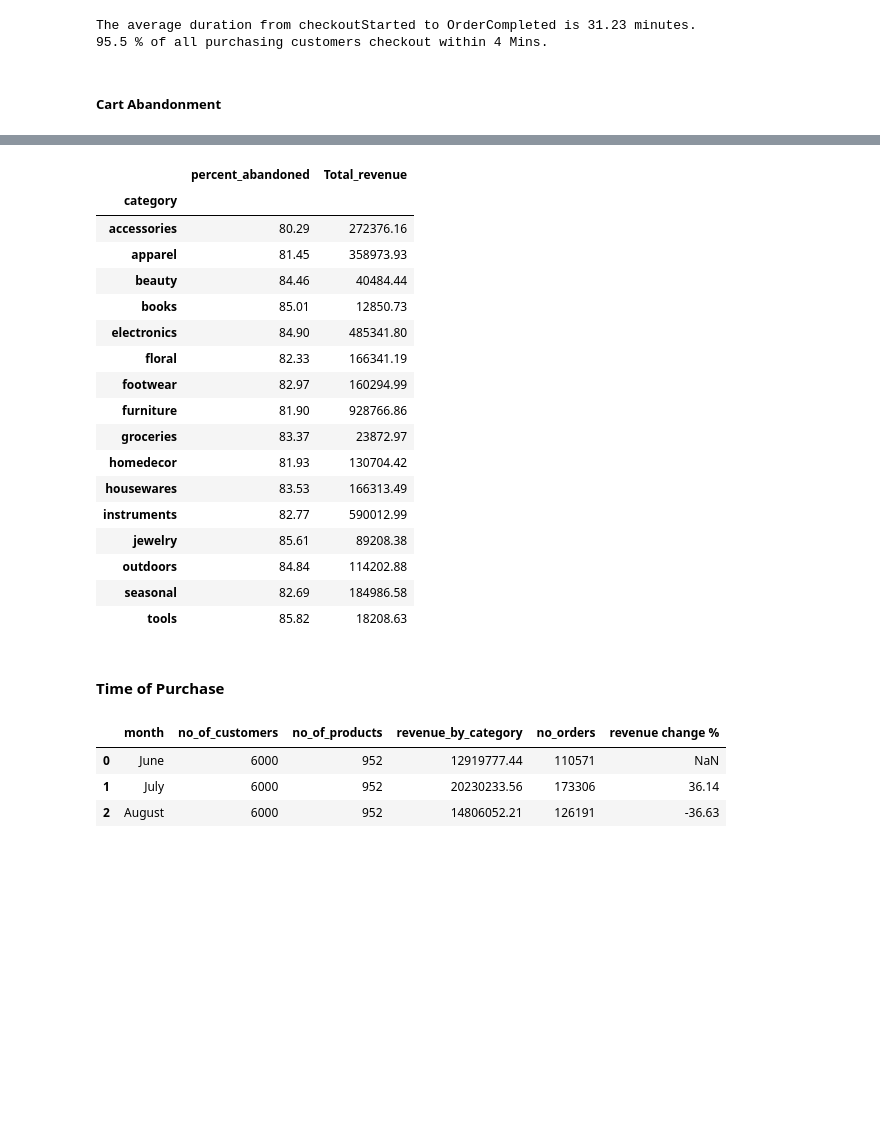
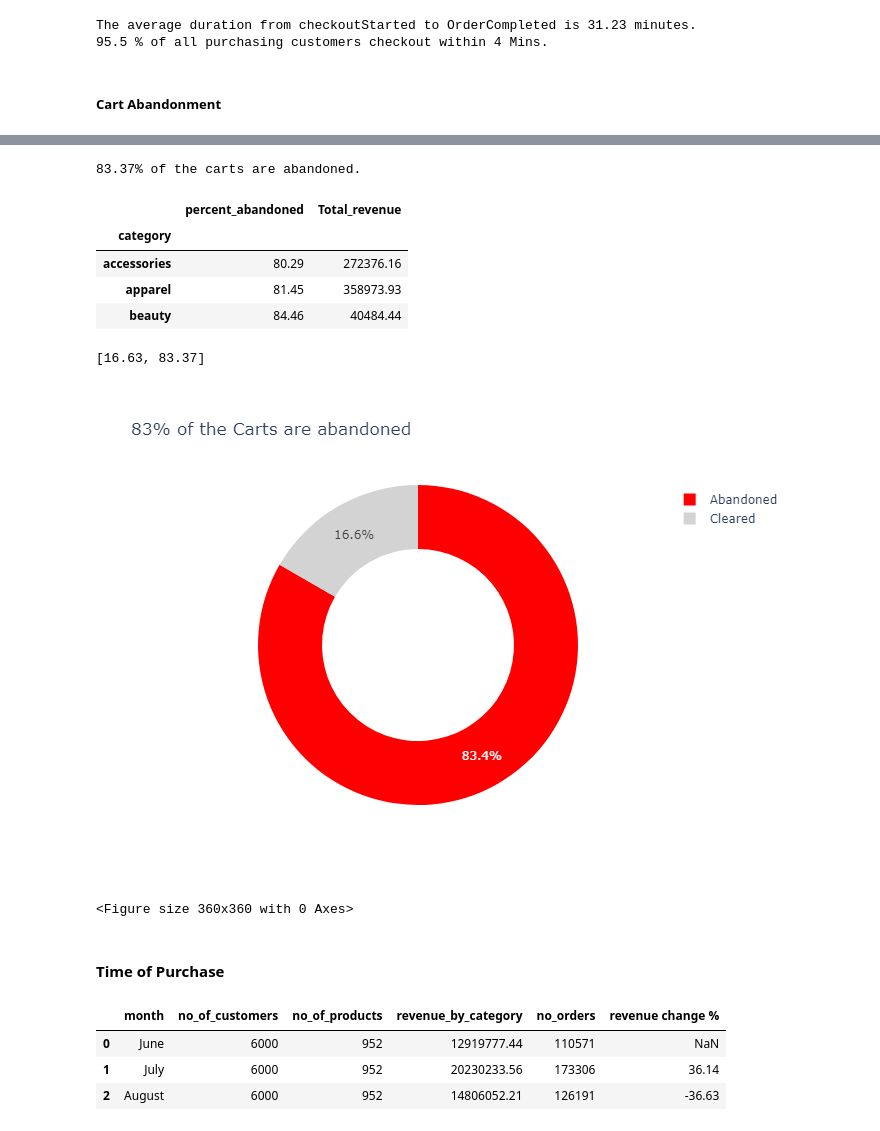
Before and after one commit to diana-kungu/E-commerce-RFM-Analysis, a Jupyter notebook: aws-retail-updated.ipynb, the cells around one changed output, grey strips where cells are left out. Cells and saved outputs as stored; diff of their text form; code cells hidden in the pictures; blank space fills up the shorter version.

Commit message:
Cart abandonment analysis

```diff
--- a/aws-retail-updated.ipynb
+++ b/aws-retail-updated.ipynb
@@ -393,7 +393,7 @@ print(f'{checkout_within_4mins} % of all purchasing customers checkout within 4
 The average duration from checkoutStarted to OrderCompleted is 31.23 minutes.
 95.5 % of all purchasing customers checkout within 4 Mins.
 # %% [markdown]
-##### Cart Abandonment
+##### **Cart Abandonment**
 # %%
 #Cart abandonment consists events_type(Added to cart and checkout started)
 df_pivoted = pd.pivot_table(df, index=['user_id', 'item_id', 'category', 'price'], columns= 'event_type',
@@ -408,29 +408,35 @@ df_pivoted.head(2)
 # %%
 df_abandoned = df_pivoted[df_pivoted['ProductAdded'].notnull()].groupby(
             'category').agg(percent_abandoned = ('Abandoned Flag', lambda x : round(np.mean(x)*100,2)),
             Total_revenue = ('price', 'sum'))
-df_abandoned
+
+percent_abandoned = round(df_abandoned['percent_abandoned'].mean(),2)
+print(f'{percent_abandoned}% of the carts are abandoned.')
+df_abandoned.head(3)
 # %% [output]
+83.37% of the carts are abandoned.
 |  | percent_abandoned | Total_revenue |
 | category |  |  |
 | accessories | 80.29 | 272376.16 |
 | apparel | 81.45 | 358973.93 |
 | beauty | 84.46 | 40484.44 |
-| books | 85.01 | 12850.73 |
-| electronics | 84.90 | 485341.80 |
-| floral | 82.33 | 166341.19 |
-| footwear | 82.97 | 160294.99 |
-| furniture | 81.90 | 928766.86 |
-| groceries | 83.37 | 23872.97 |
-| homedecor | 81.93 | 130704.42 |
-| housewares | 83.53 | 166313.49 |
-| instruments | 82.77 | 590012.99 |
-| jewelry | 85.61 | 89208.38 |
-| outdoors | 84.84 | 114202.88 |
-| seasonal | 82.69 | 184986.58 |
-| tools | 85.82 | 18208.63 |
+# %%
+percent_vals = [round(100-percent_abandoned, 2), percent_abandoned]
+print(percent_vals)
+lbls = ['Cleared', 'Abandoned']
+
+colors = ['#D3D3D3', '#FF0000']
+plt.figure(figsize=(5,5))
+fig = go.Figure(data=[go.Pie(labels=lbls, values=percent_vals, hole=.6,
+                             marker_colors = colors)])
+fig.update_layout(title_text = '83% of the Carts are abandoned')
+fig.show(renderer ='png')
+# %% [output]
+[16.63, 83.37]
+[figure, added]
+<Figure size 360x360 with 0 Axes>
 # %% [markdown]
-#### Time of Purchase
+#### **Time of Purchase**
 # %%
 df['date'].dt.month.unique()
 #This is 3 Months of data june/july/ August
```
Also changed, not shown: parts of 5 cells of this notebook.
